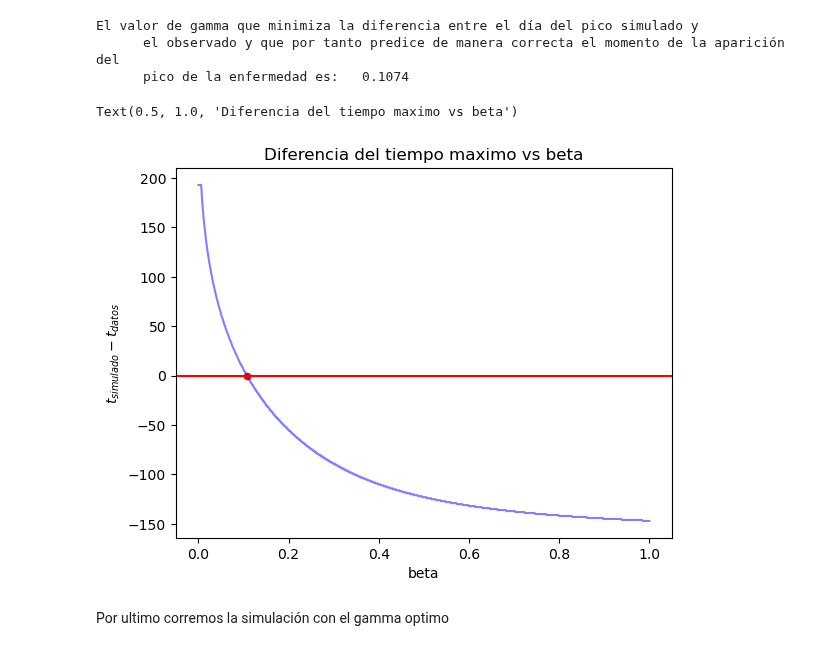
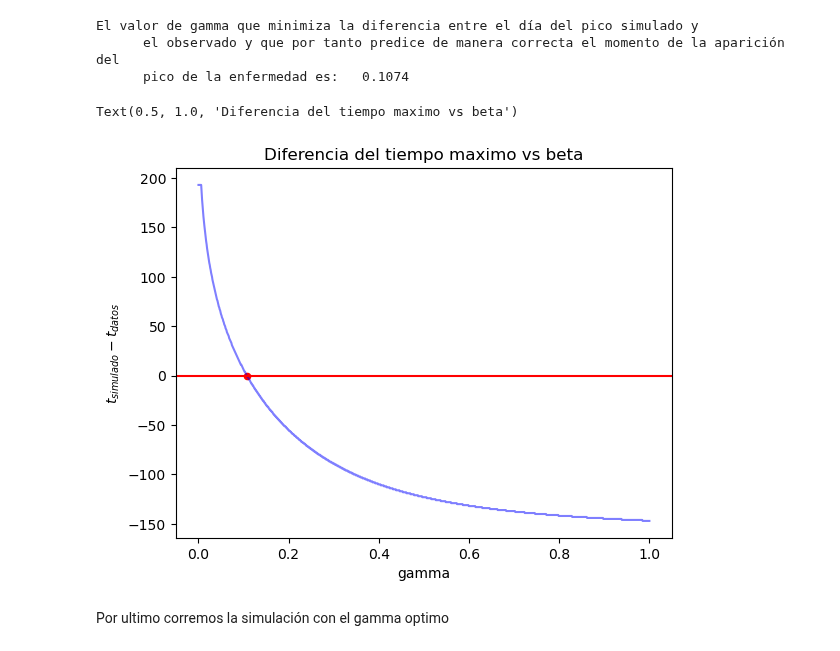
Before and after one commit to svargasro/Wildfire-Smoke-Spread-Over-Bogot-Workshops, a Jupyter notebook: Talleres/Taller 1/Modelo SIR/Modelo_SIR.ipynb, the cells around one changed output. Cells and saved outputs as stored; diff of their text form; code cells hidden in the pictures.

```diff
--- a/Talleres/Taller 1/Modelo SIR/Modelo_SIR.ipynb
+++ b/Talleres/Taller 1/Modelo SIR/Modelo_SIR.ipynb
@@ -472,13 +461,13 @@ El valor de gamma que minimiza la diferencia entre el día del pico simulado y
 # %%
 plt.plot(gamma_data,f_gamma_data,"b-", ms = 0.5,alpha = 0.5)
 plt.scatter(gamma_optimo,f_gamma(gamma_optimo),s=20, c='r', marker='o', alpha=1)
 plt.axhline(y=0, color='r', linestyle='-')
-plt.xlabel('beta')
+plt.xlabel('gamma')
 plt.ylabel(r'$t_{simulado} - t_{datos}$')
 plt.title('Diferencia del tiempo maximo vs beta')
 # %% [output]
 Text(0.5, 1.0, 'Diferencia del tiempo maximo vs beta')
-[figure, old version]
+[figure, new version]
 # %% [markdown]
 Por ultimo corremos la simulación con el gamma optimo
 # %%
```
Also changed, not shown: parts of 3 cells of this notebook, 4 other files.
